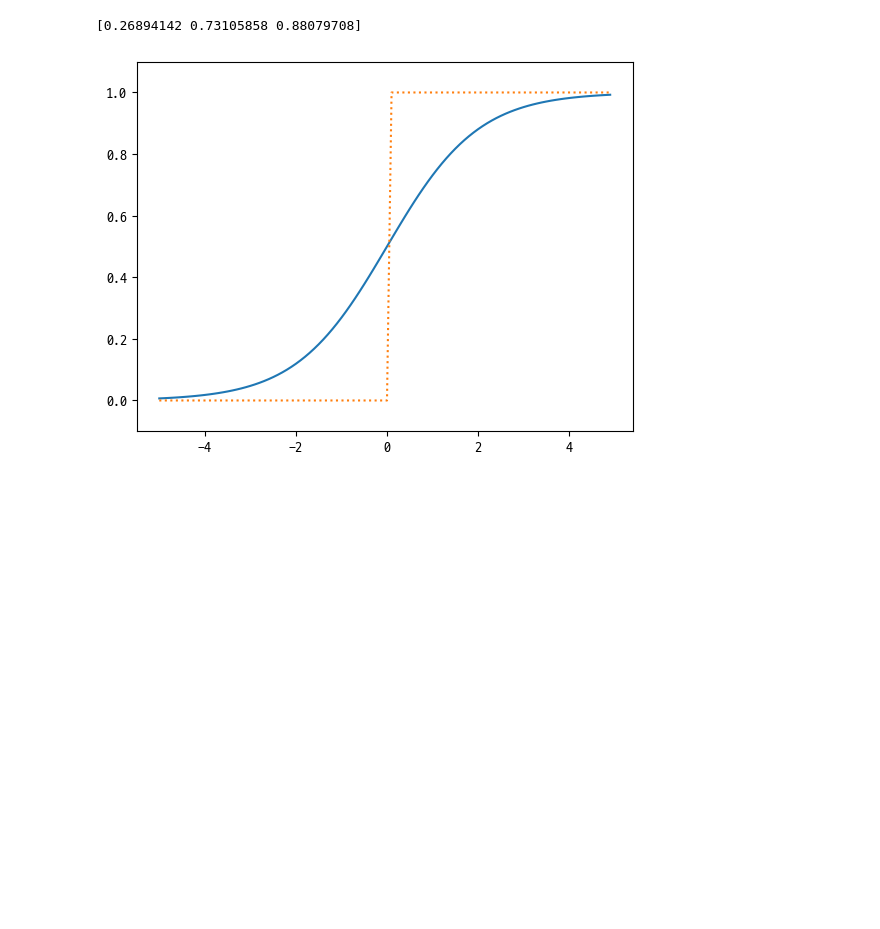
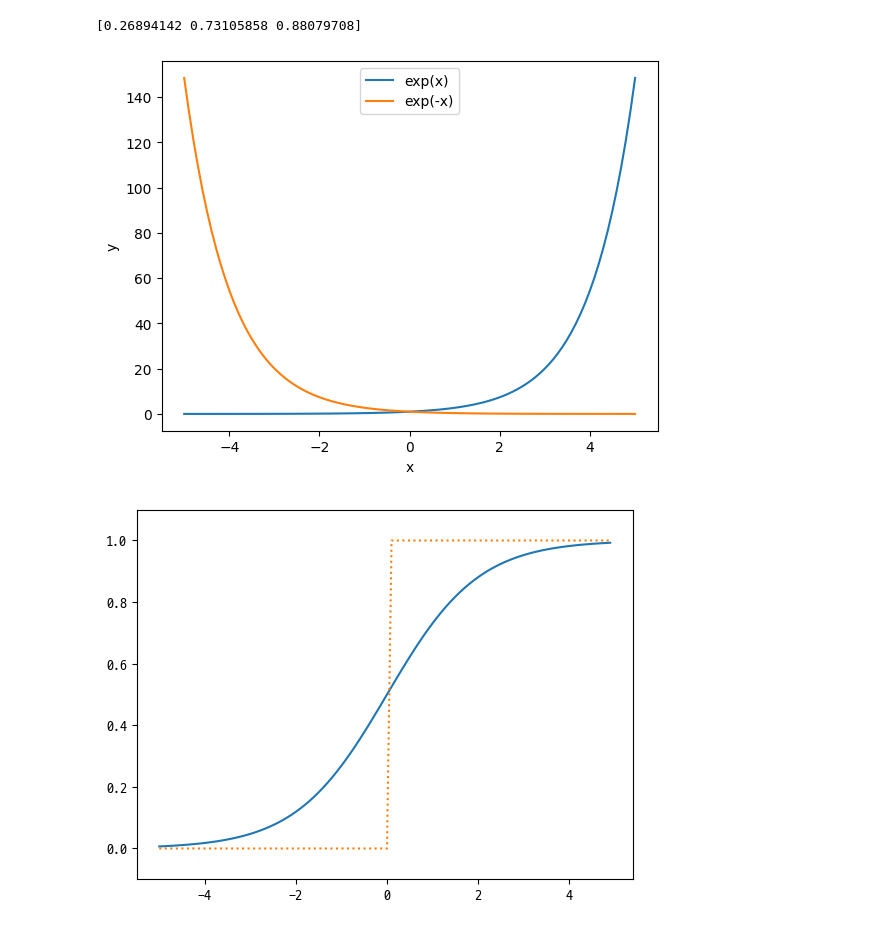
Before and after one commit to AnMyeongGyu/deep_learning_from_scratch, a Jupyter notebook: Chp3.ipynb, the cells around one changed output. Drawn from its saved outputs; the diff is of its cells as text; code cells hidden in the pictures; blank space fills up the shorter version.

```diff
--- a/Chp3.ipynb
+++ b/Chp3.ipynb
@@ -65,6 +65,23 @@ x = np.array([-1.0, 1.0, 2.0])
 print(sigmoid(x))
 # %% [output]
 [0.26894142 0.73105858 0.88079708]
+# %%
+import numpy as np
+import matplotlib.pyplot as plt
+
+x = np.linspace(-5, 5, 100)
+
+y1 = np.exp(x)
+y2 = np.exp(-x)
+
+plt.plot(x, y1, label='exp(x)')
+plt.plot(x, y2, label='exp(-x)')
+
+plt.xlabel('x')
+plt.ylabel('y')
+plt.legend();
+# %% [output]
+[figure, added]
 # %%
 # compare sigmod vs step_function
 # non linear function is important factor
```
Also changed, not shown: parts of 1 cell of this notebook, 4 other files.
